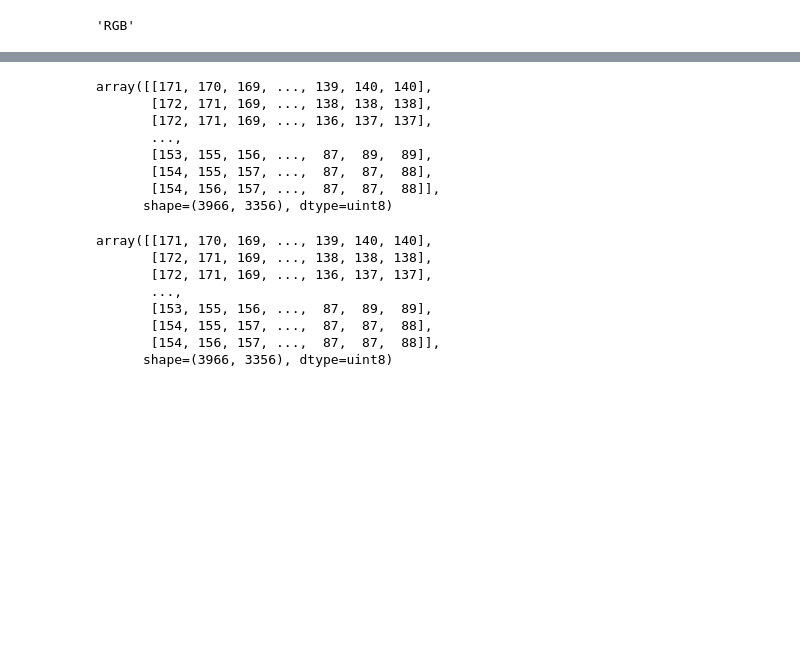
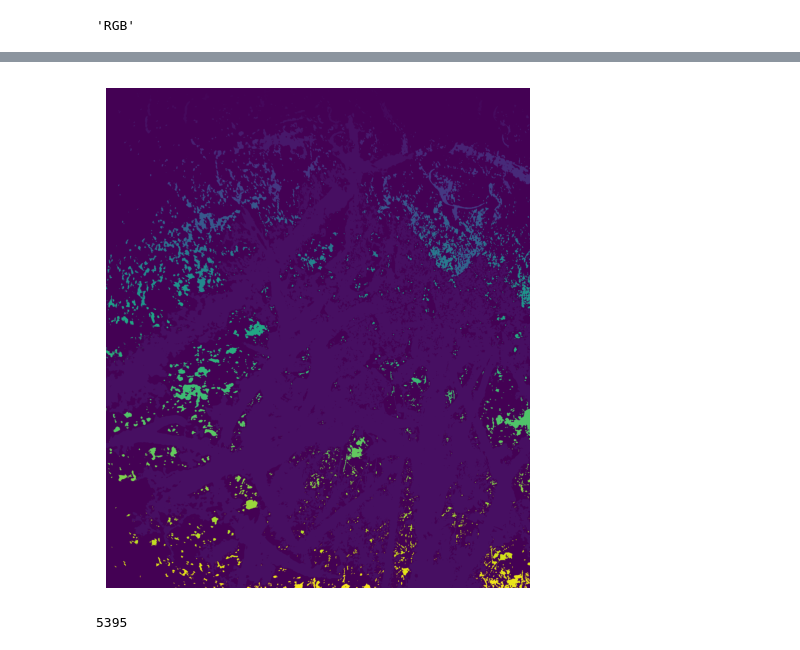
Before and after one commit to anoban/wsu, a Jupyter notebook: semseg/legume_root_analyses/garage.ipynb, the cells around one changed output, grey strips where cells are left out. Cells and saved outputs as stored; diff of their text form; code cells hidden in the pictures; blank space fills up the shorter version.

```diff
--- a/semseg/legume_root_analyses/garage.ipynb
+++ b/semseg/legume_root_analyses/garage.ipynb
@@ -21,3 +49,3 @@ roots = np.array(roots)
 # %%
-greyscale = cv2.cvtColor(src=roots, code=cv2.COLOR_RGB2GRAY)
+nlabels, labels, stats, centroids = cv2.connectedComponentsWithStats(roots, 4, cv2.CV_32S)
 # %%
@@ -34,22 +61,12 @@ array([[ 84,  85,  86, ..., 116, 115, 115],
 # %%
-cv2.bitwise_not(src=greyscale, dst=greyscale)
+fig, axes = plt.subplots()
+fig.set_size_inches(5.5, 6.5)
+axes.imshow(labels)
+axes.set_axis_off()
+plt.show()
 # %% [output]
-array([[171, 170, 169, ..., 139, 140, 140],
-       [172, 171, 169, ..., 138, 138, 138],
-       [172, 171, 169, ..., 136, 137, 137],
-       ...,
-       [153, 155, 156, ...,  87,  89,  89],
-       [154, 155, 157, ...,  87,  87,  88],
-       [154, 156, 157, ...,  87,  87,  88]],
-      shape=(3966, 3356), dtype=uint8)
+[figure, added]
-# %%
-greyscale
-# %% [output]
-array([[171, 170, 169, ..., 139, 140, 140],
-       [172, 171, 169, ..., 138, 138, 138],
-       [172, 171, 169, ..., 136, 137, 137],
-       ...,
-       [153, 155, 156, ...,  87,  89,  89],
-       [154, 155, 157, ...,  87,  87,  88],
-       [154, 156, 157, ...,  87,  87,  88]],
-      shape=(3966, 3356), dtype=uint8)
+# %%
+nlabels # number of labels
+# %% [output]
+5395
```
Also changed, not shown: parts of 7 cells of this notebook, 3 other files.
